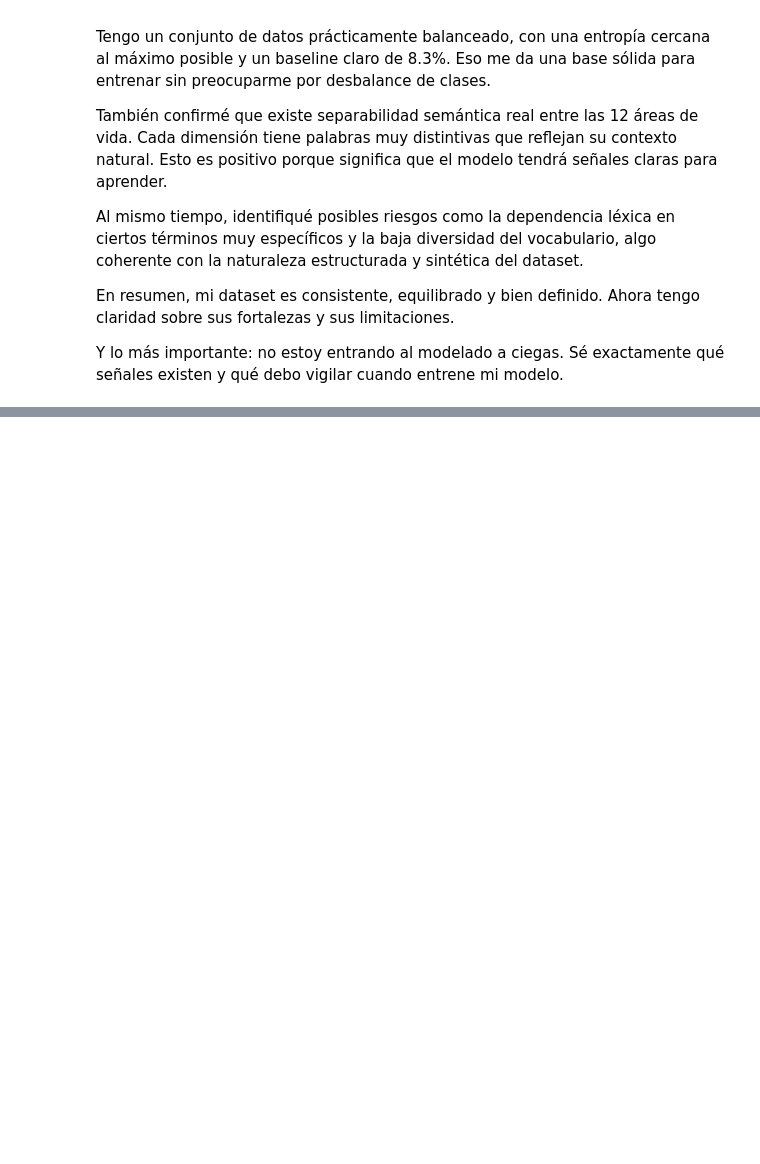
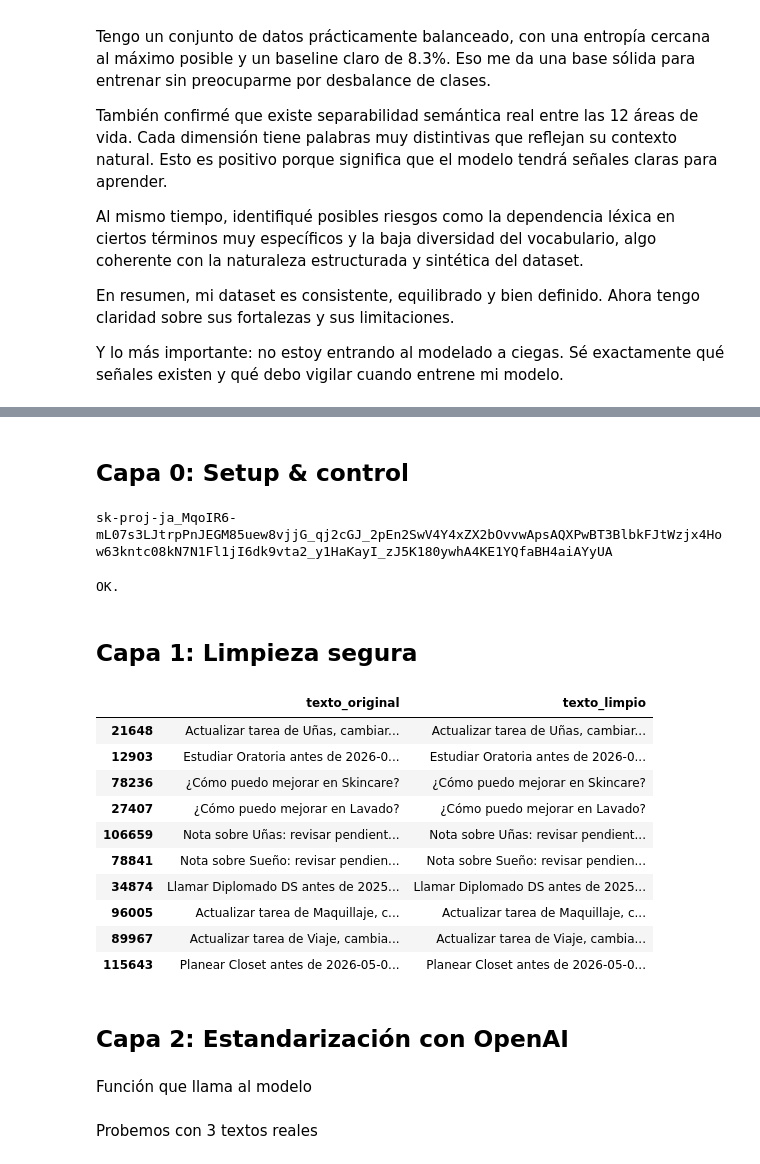
Before and after one commit to Marielle-Machado28/NoetIA, a Jupyter notebook: noetai-eda/eda_noetai.ipynb, the cells around one changed output, grey strips where cells are left out. Drawn from its saved outputs; the diff is of its cells as text; code cells hidden in the pictures; blank space fills up the shorter version.

Commit message:
Conexión a OpenAI y estandarización del prompt

```diff
--- a/noetai-eda/eda_noetai.ipynb
+++ b/noetai-eda/eda_noetai.ipynb
@@ -996,0 +1006,8 @@ Y lo más importante: no estoy entrando al modelado a ciegas. Sé exactamente qu
+# %% [markdown]
+## Capa 0: Setup & control
+# %%
+load_dotenv()
+
+print(os.getenv("OPENAI_API_KEY")) # solo para confirmar que se cargó
+# %% [output]
+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
@@ -996,0 +1017,44 @@ Y lo más importante: no estoy entrando al modelado a ciegas. Sé exactamente qu
+# %%
+response = client.chat.completions.create(
+    model="gpt-4o-mini",
+    messages=[
+        {"role": "system", "content": "Eres un asistente útil."},
+        {"role": "user", "content": "Responde solo con la palabra OK."}
+    ],
+    temperature=0
+)
+
+print(response.choices[0].message.content)
+# %% [output]
+OK.
+# %% [markdown]
+## Capa 1: Limpieza segura
+# %%
+def limpiar_texto(s: str) -> str:
+    s = "" if s is None else str(s)
+
+    # limpieza básica
+    s = s.strip()
+    s = re.sub(r"\s+", " ", s)               # espacios múltiples
+    s = s.replace("“", '"').replace("”", '"')
+    s = s.replace("’", "'")
+
+    return s
+
+df["texto_limpio"] = df["texto_original"].apply(limpiar_texto)
+
+df[["texto_original", "texto_limpio"]].sample(10, random_state=42)
+# %% [output]
+|  | texto_original | texto_limpio |
+| 21648 | Actualizar tarea de Uñas, cambiar... | Actualizar tarea de Uñas, cambiar... |
+| 12903 | Estudiar Oratoria antes de 2026-0... | Estudiar Oratoria antes de 2026-0... |
+| 78236 | ¿Cómo puedo mejorar en Skincare? | ¿Cómo puedo mejorar en Skincare? |
+| 27407 | ¿Cómo puedo mejorar en Lavado? | ¿Cómo puedo mejorar en Lavado? |
+| 106659 | Nota sobre Uñas: revisar pendient... | Nota sobre Uñas: revisar pendient... |
+| 78841 | Nota sobre Sueño: revisar pendien... | Nota sobre Sueño: revisar pendien... |
+| 34874 | Llamar Diplomado DS antes de 2025... | Llamar Diplomado DS antes de 2025... |
+| 96005 | Actualizar tarea de Maquillaje, c... | Actualizar tarea de Maquillaje, c... |
+| 89967 | Actualizar tarea de Viaje, cambia... | Actualizar tarea de Viaje, cambia... |
+| 115643 | Planear Closet antes de 2026-05-0... | Planear Closet antes de 2026-05-0... |
+# %% [markdown]
+## Capa 2: Estandarización con OpenAI
@@ -996,0 +1095,2 @@ Y lo más importante: no estoy entrando al modelado a ciegas. Sé exactamente qu
+# %% [markdown]
+Función que llama al modelo
@@ -996,0 +1142,2 @@ Y lo más importante: no estoy entrando al modelado a ciegas. Sé exactamente qu
+# %% [markdown]
+Probemos con 3 textos reales
```
Also changed, not shown: parts of 8 cells of this notebook.
